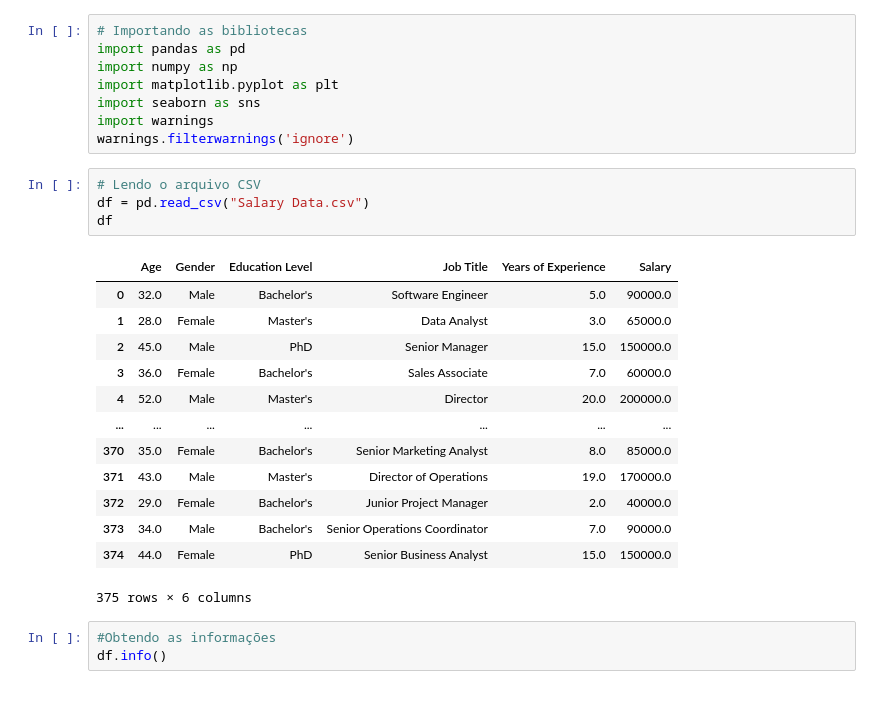
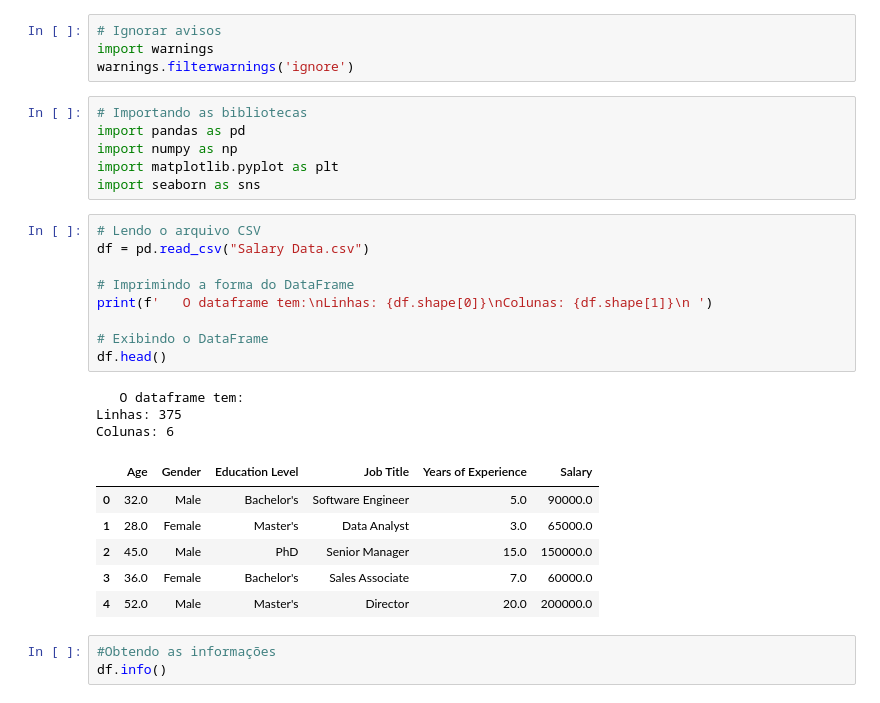
Before and after one commit to pedrolustosab/Analise_Explorataria_Salarios, a Jupyter notebook: EAD_Salarios.ipynb, the cells around one changed output. Saved outputs shown, nothing was run; the diff lists cells and outputs as text.

```diff
--- a/EAD_Salarios.ipynb
+++ b/EAD_Salarios.ipynb
@@ -1,29 +1,32 @@
+# %%
+# Ignorar avisos
+import warnings
+warnings.filterwarnings('ignore')
 # %%
 # Importando as bibliotecas
 import pandas as pd
 import numpy as np
 import matplotlib.pyplot as plt
 import seaborn as sns
-import warnings
-warnings.filterwarnings('ignore')
 # %%
 # Lendo o arquivo CSV
 df = pd.read_csv("Salary Data.csv")
-df
+
+# Imprimindo a forma do DataFrame
+print(f'   O dataframe tem:\nLinhas: {df.shape[0]}\nColunas: {df.shape[1]}\n ')
+
+# Exibindo o DataFrame
+df.head()
 # %% [output]
+   O dataframe tem:
+Linhas: 375
+Colunas: 6
 |  | Age | Gender | Education Level | Job Title | Years of Experience | Salary |
 | 0 | 32.0 | Male | Bachelor's | Software Engineer | 5.0 | 90000.0 |
 | 1 | 28.0 | Female | Master's | Data Analyst | 3.0 | 65000.0 |
 | 2 | 45.0 | Male | PhD | Senior Manager | 15.0 | 150000.0 |
 | 3 | 36.0 | Female | Bachelor's | Sales Associate | 7.0 | 60000.0 |
 | 4 | 52.0 | Male | Master's | Director | 20.0 | 200000.0 |
-| ... | ... | ... | ... | ... | ... | ... |
-| 370 | 35.0 | Female | Bachelor's | Senior Marketing Analyst | 8.0 | 85000.0 |
-| 371 | 43.0 | Male | Master's | Director of Operations | 19.0 | 170000.0 |
-| 372 | 29.0 | Female | Bachelor's | Junior Project Manager | 2.0 | 40000.0 |
-| 373 | 34.0 | Male | Bachelor's | Senior Operations Coordinator | 7.0 | 90000.0 |
-| 374 | 44.0 | Female | PhD | Senior Business Analyst | 15.0 | 150000.0 |
-375 rows × 6 columns
 # %%
 #Obtendo as informações
 df.info()
```
Also changed, not shown: parts of 8 cells of this notebook.
